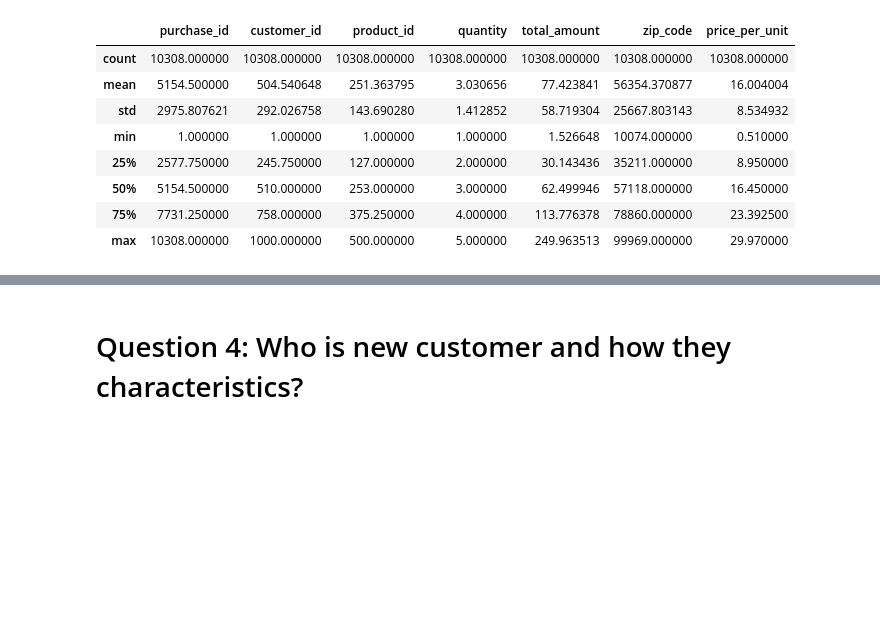
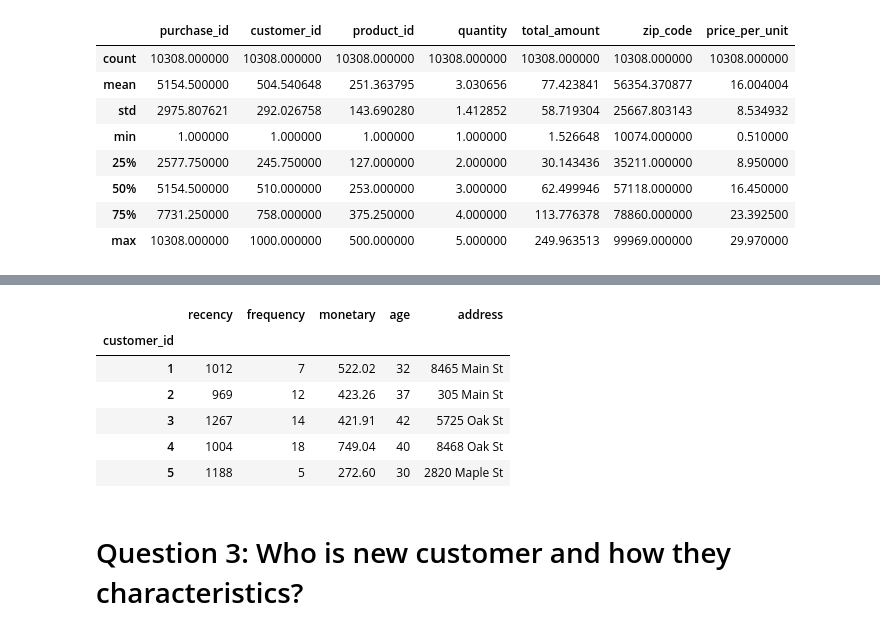
Before and after one commit to Rafsen-cell/GCI-World-2026, a Jupyter notebook: retail_costumer_value_&_performance_analysis.ipynb, the cells around one changed output, grey strips where cells are left out. Cells and saved outputs as stored; diff of their text form; code cells hidden in the pictures; blank space fills up the shorter version.

```diff
--- a/retail_costumer_value_&_performance_analysis.ipynb
+++ b/retail_costumer_value_&_performance_analysis.ipynb
@@ -196,2 +236,35 @@ df_tp
+# %%
+import datetime as dt
+snapshot_date = dt.datetime(2026, 6, 30)
+# type casting purchase date to datetime
+df_tp['purchase_date'] = pd.to_datetime(df_tp['purchase_date'])
+# %%
+# feature engineering
+df_tp['date_of_birth'] = pd.to_datetime(df_tp['date_of_birth'])
+current_year = pd.Timestamp.today().year
+df_tp['age'] = current_year - df_tp['date_of_birth'].dt.year
+
+# aggregation data per customer
+rfm = df_tp.groupby('customer_id').agg({
+    'purchase_date': lambda x: (snapshot_date - x.max()).days,
+    'purchase_id': 'count',
+    'total_per_unit': 'sum',
+    'age': 'first',
+    'address': 'first'
+}).rename(columns={
+    'purchase_date': 'recency',
+    'purchase_id': 'frequency',
+    'total_per_unit': 'monetary'
+})
+
+rfm.head()
+# %% [output]
+|  | recency | frequency | monetary | age | address |
+| customer_id |  |  |  |  |  |
+| 1 | 1012 | 7 | 522.02 | 32 | 8465 Main St |
+| 2 | 969 | 12 | 423.26 | 37 | 305 Main St |
+| 3 | 1267 | 14 | 421.91 | 42 | 5725 Oak St |
+| 4 | 1004 | 18 | 749.04 | 40 | 8468 Oak St |
+| 5 | 1188 | 5 | 272.60 | 30 | 2820 Maple St |
 # %% [markdown]
-# Question 4: Who is new customer and how they characteristics?
+# Question 3: Who is new customer and how they characteristics?
```
Also changed, not shown: parts of 13 cells of this notebook.
